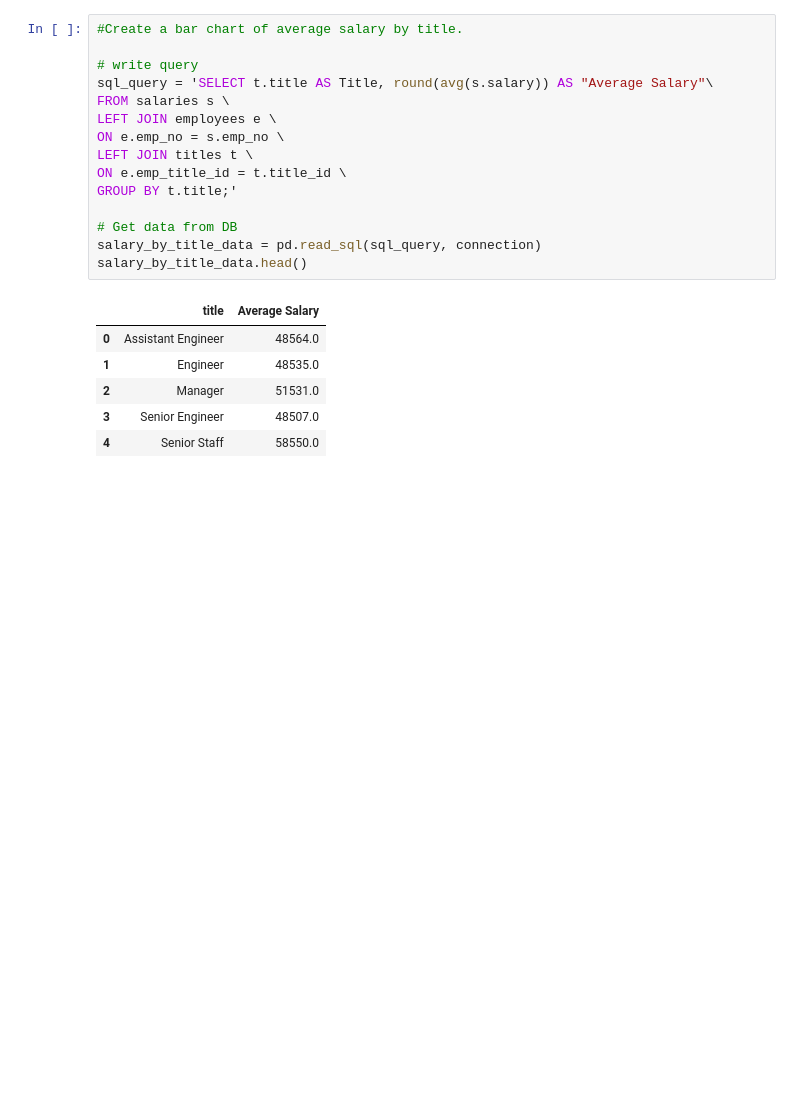
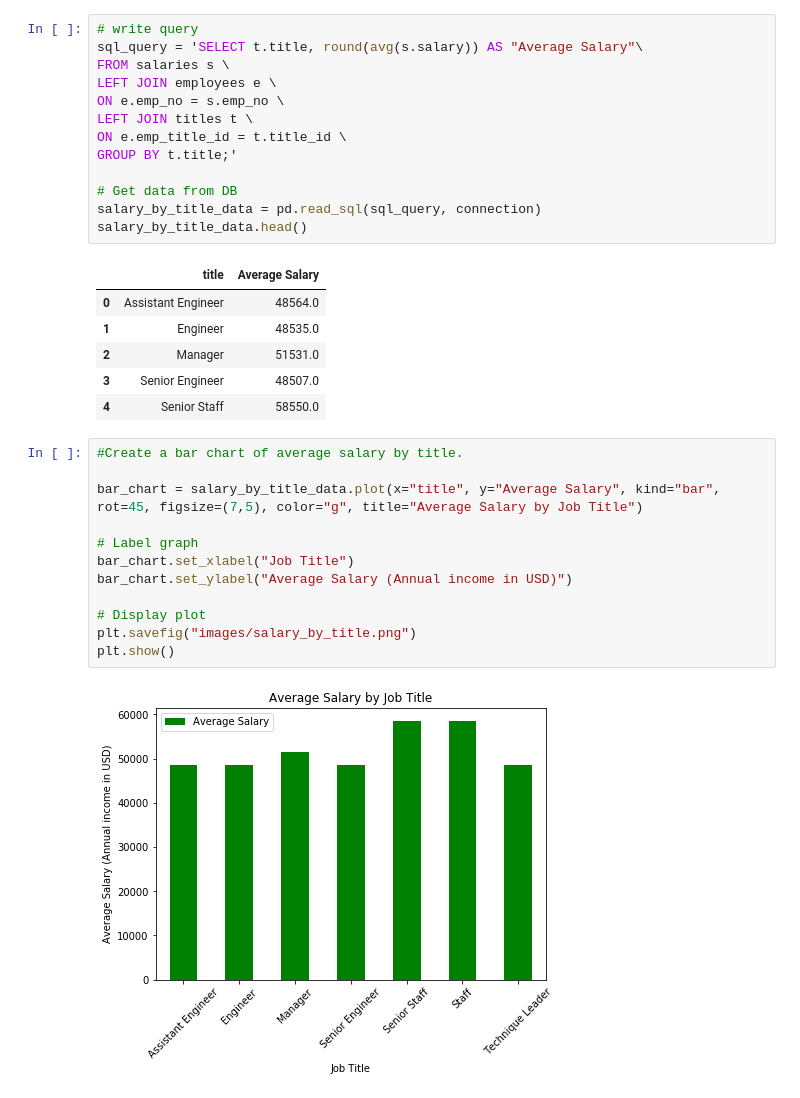
Before and after one commit to improvbutterfly/sql-challenge, a Jupyter notebook: bonus.ipynb, the cells around one changed output. Cells and saved outputs as stored; diff of their text form; blank space fills up the shorter version.

Commit message:
Added bar chart for average salary by title

```diff
--- a/bonus.ipynb
+++ b/bonus.ipynb
@@ -50,8 +52,6 @@ plt.show()
 # %%
-#Create a bar chart of average salary by title.
-
 # write query
-sql_query = 'SELECT t.title AS Title, round(avg(s.salary)) AS "Average Salary"\
+sql_query = 'SELECT t.title, round(avg(s.salary)) AS "Average Salary"\
 FROM salaries s \
 LEFT JOIN employees e \
 ON e.emp_no = s.emp_no \
@@ -69,3 +69,17 @@ salary_by_title_data.head()
 | 2 | Manager | 51531.0 |
 | 3 | Senior Engineer | 48507.0 |
 | 4 | Senior Staff | 58550.0 |
+# %%
+#Create a bar chart of average salary by title.
+
+bar_chart = salary_by_title_data.plot(x="title", y="Average Salary", kind="bar", rot=45, figsize=(7,5), color="g", title="Average Salary by Job Title")
+
+# Label graph
+bar_chart.set_xlabel("Job Title")
+bar_chart.set_ylabel("Average Salary (Annual income in USD)")
+
+# Display plot
+plt.savefig("images/salary_by_title.png")
+plt.show()
+# %% [output]
+[figure, added]
```
Also changed, not shown: parts of 1 cell of this notebook, 3 other files.
